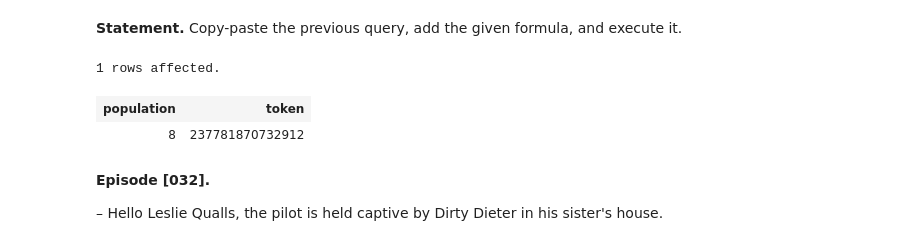
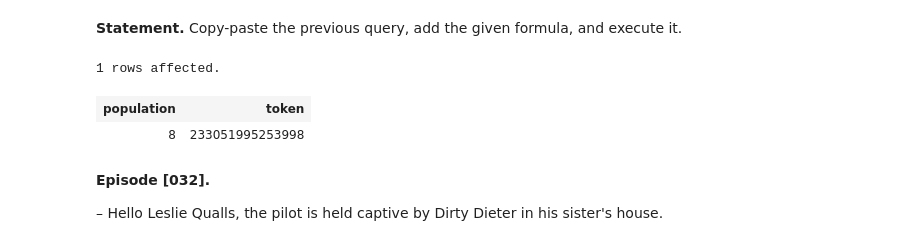
Before and after one commit to laowantong/sqlab_island, a Jupyter notebook: en/mysql/sqlab_island.ipynb, the cells around one changed output. Saved outputs shown, nothing was run; the diff lists cells and outputs as text; code cells hidden in the pictures.

```diff
--- a/en/mysql/sqlab_island.ipynb
+++ b/en/mysql/sqlab_island.ipynb
@@ -1246,15 +1246,15 @@ WHERE B.name = 'Onionville'
 # %%
 %%sql
 SELECT count(*) AS population
-     , salt_012(sum(bit_xor(nn(A.hash) + nn(B.hash))) OVER ()) AS token
+     , salt_012(bit_xor(sum(nn(A.hash) + nn(B.hash))) OVER ()) AS token
 FROM inhabitant A
 JOIN village B ON A.villageid = B.villageid
 WHERE B.name = 'Onionville'
 --> Episode [032]
 # %% [output]
 1 rows affected.
 | population | token |
-| 8 | 237781870732912 |
+| 8 | 233051995253998 |
 # %% [markdown]
 **Episode [032].**
 
```
Also changed, not shown: parts of 8 cells of this notebook, 22 other files.
